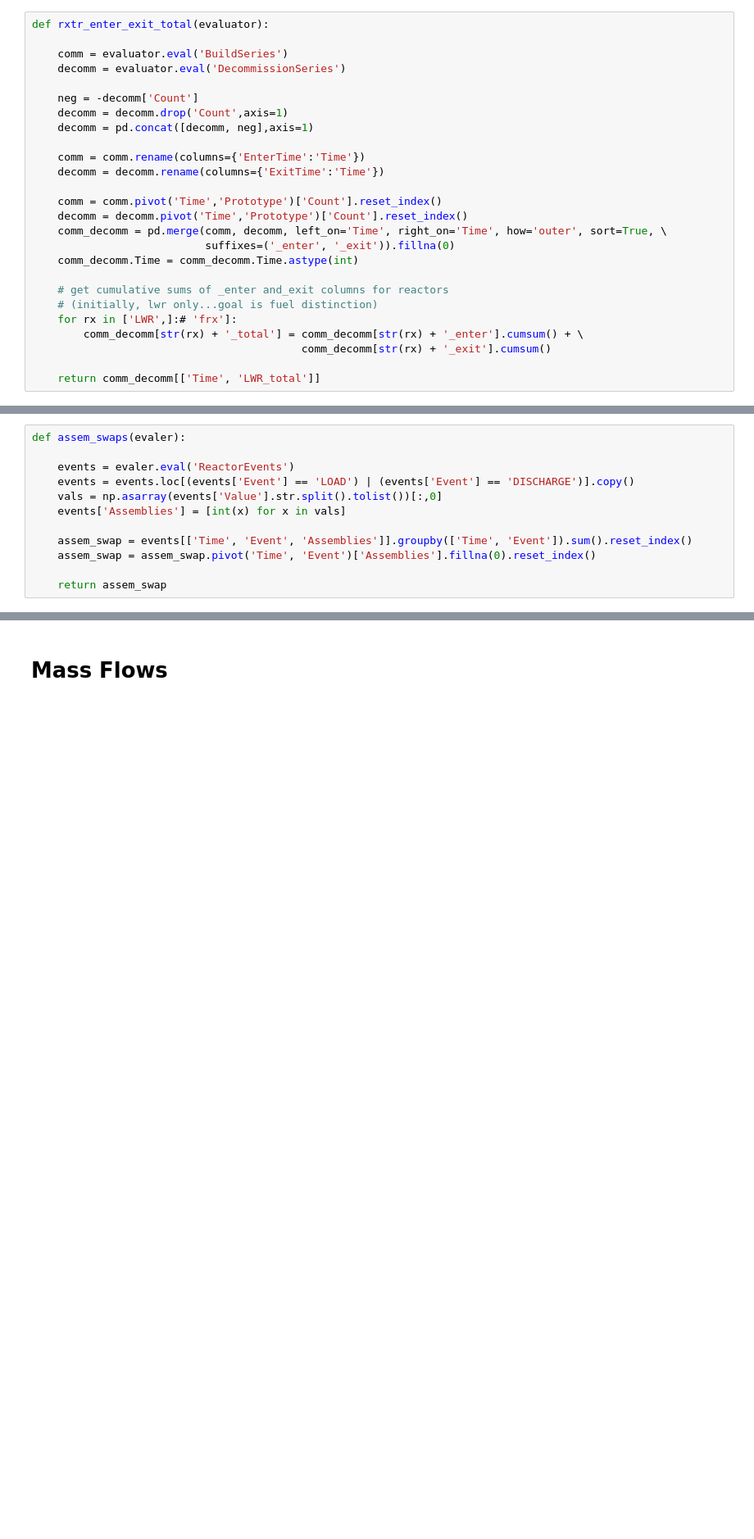
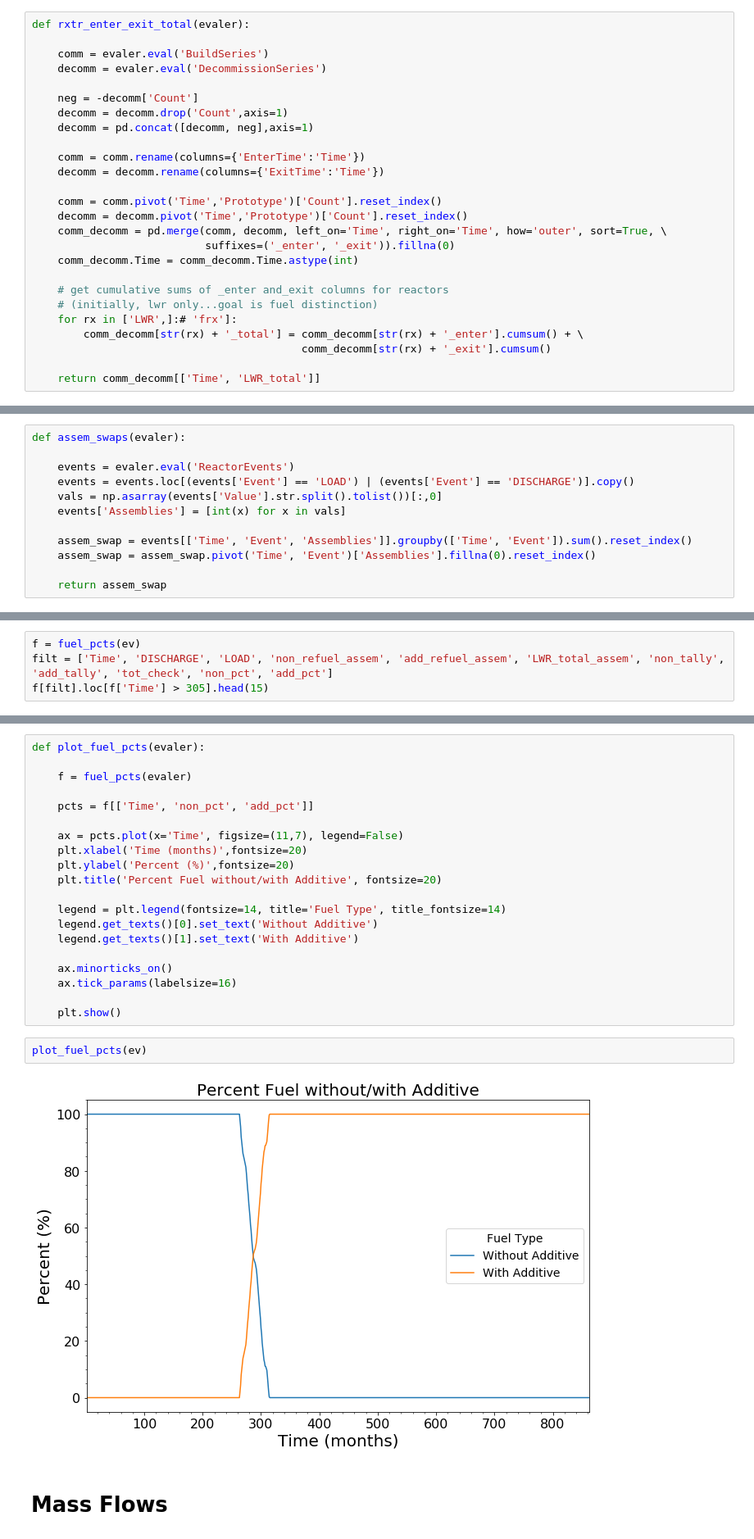
Before and after one commit to opotowsky/EG01_OPRA, a Jupyter notebook: testing_EG01.ipynb, the cells around one changed output, grey strips where cells are left out. Shown at 82% size. Drawn from its saved outputs; the diff is of its cells as text; blank space fills up the shorter version.

```diff
--- a/testing_EG01.ipynb
+++ b/testing_EG01.ipynb
@@ -15,10 +15,10 @@ ev = cym.Evaluator(db=db, write=False)
 # %% [markdown]
 # Checking on Type of Fuel in Reactors
 # %%
-def rxtr_enter_exit_total(evaluator):
+def rxtr_enter_exit_total(evaler):
 
-    comm = evaluator.eval('BuildSeries')
-    decomm = evaluator.eval('DecommissionSeries')
+    comm = evaler.eval('BuildSeries')
+    decomm = evaler.eval('DecommissionSeries')
 
     neg = -decomm['Count']
     decomm = decomm.drop('Count',axis=1)
@@ -190,0 +148,4 @@ f[filt].loc[f['Time'] > 263]
+# %%
+f = fuel_pcts(ev)
+filt = ['Time', 'DISCHARGE', 'LOAD', 'non_refuel_assem', 'add_refuel_assem', 'LWR_total_assem', 'non_tally', 'add_tally', 'tot_check', 'non_pct', 'add_pct']
+f[filt].loc[f['Time'] > 305].head(15)
@@ -191,3 +169,27 @@ f[filt].loc[f['Time'] > 263]
+# %%
+def plot_fuel_pcts(evaler):
+
+    f = fuel_pcts(evaler)
+
+    pcts = f[['Time', 'non_pct', 'add_pct']]
+
+    ax = pcts.plot(x='Time', figsize=(11,7), legend=False)
+    plt.xlabel('Time (months)',fontsize=20)
+    plt.ylabel('Percent (%)',fontsize=20)
+    plt.title('Percent Fuel without/with Additive', fontsize=20)
+
+    legend = plt.legend(fontsize=14, title='Fuel Type', title_fontsize=14)
+    legend.get_texts()[0].set_text('Without Additive')
+    legend.get_texts()[1].set_text('With Additive')
+
+    ax.minorticks_on()
+    ax.tick_params(labelsize=16)
+
+    plt.show()
+# %%
+plot_fuel_pcts(ev)
+# %% [output]
+[figure, added]
 # %% [markdown]
 # Mass Flows
 # %%
```
Also changed, not shown: parts of 9 cells of this notebook.
